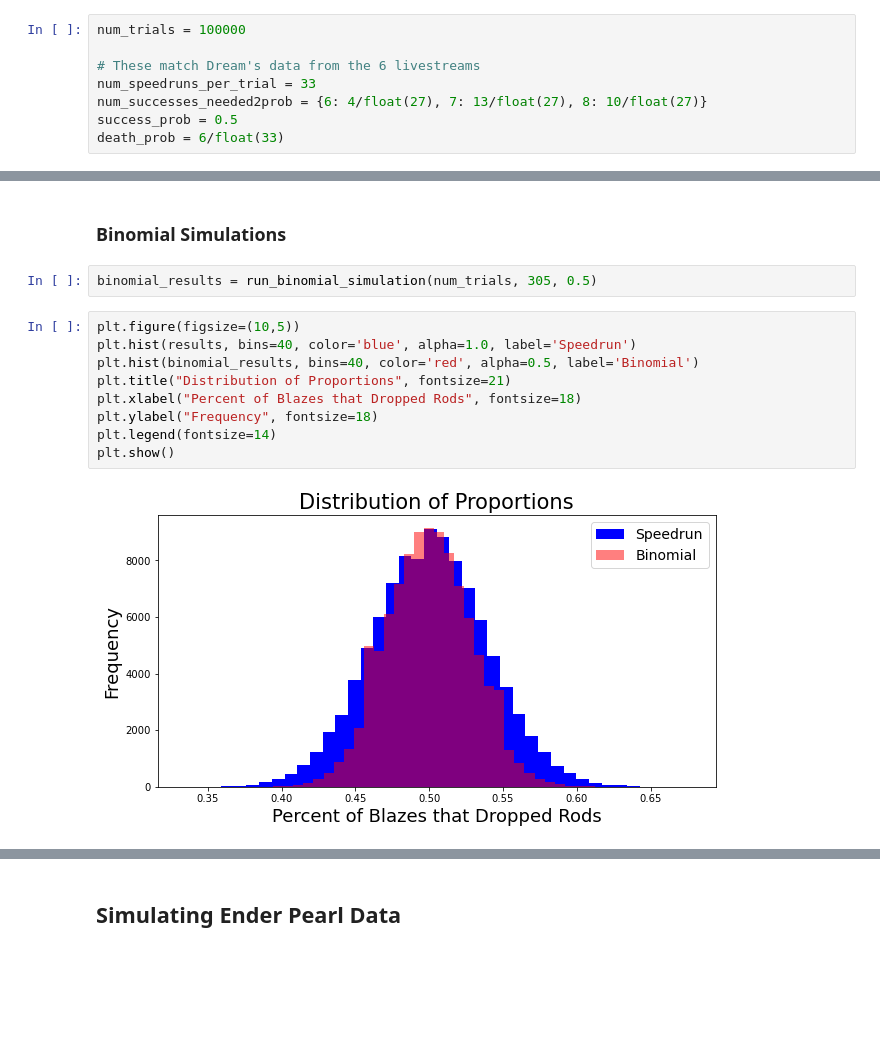
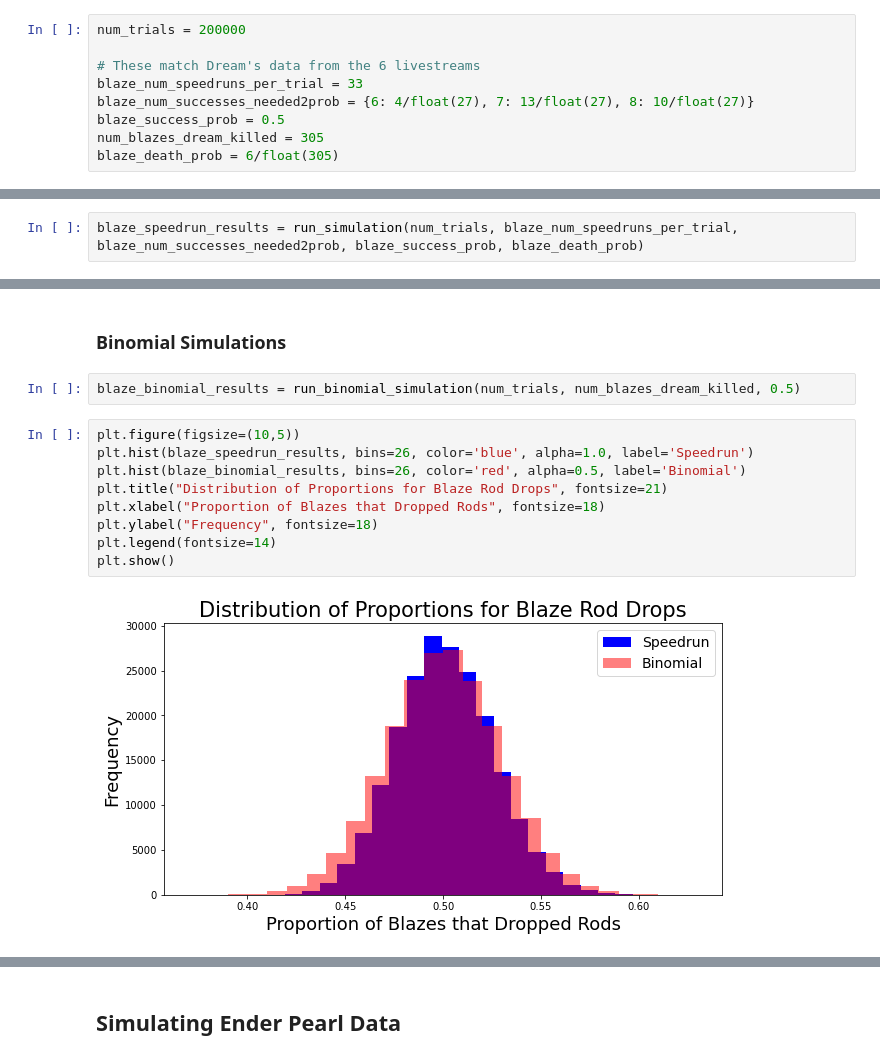
Before and after one commit to marcus-elia/speedrun-binomial-distribution, a Jupyter notebook: simulations.ipynb, the cells around one changed output, grey strips where cells are left out. Cells and saved outputs as stored; diff of their text form; blank space fills up the shorter version.

```diff
--- a/simulations.ipynb
+++ b/simulations.ipynb
@@ -131,10 +131,11 @@ def run_binomial_simulation(num_trials, num_events_per_trial, success_prob):
 # %% [markdown]
 ### Speedrun Simulations
 # %%
-num_trials = 100000
+num_trials = 200000
 
 # These match Dream's data from the 6 livestreams
-num_speedruns_per_trial = 33
-num_successes_needed2prob = {6: 4/float(27), 7: 13/float(27), 8: 10/float(27)}
-success_prob = 0.5
-death_prob = 6/float(33)
+blaze_num_speedruns_per_trial = 33
+blaze_num_successes_needed2prob = {6: 4/float(27), 7: 13/float(27), 8: 10/float(27)}
+blaze_success_prob = 0.5
+num_blazes_dream_killed = 305
+blaze_death_prob = 6/float(305)
@@ -143,2 +142,4 @@ results = run_simulation(num_trials, num_speedruns_per_trial, num_successes_need
+# %%
+blaze_speedrun_results = run_simulation(num_trials, blaze_num_speedruns_per_trial, blaze_num_successes_needed2prob, blaze_success_prob, blaze_death_prob)
 # %%
 plt.figure(figsize=(10,5))
@@ -165,16 +166,16 @@ df_describe.describe()
 # %% [markdown]
 ### Binomial Simulations
 # %%
-binomial_results = run_binomial_simulation(num_trials, 305, 0.5)
+blaze_binomial_results = run_binomial_simulation(num_trials, num_blazes_dream_killed, 0.5)
 # %%
 plt.figure(figsize=(10,5))
-plt.hist(results, bins=40, color='blue', alpha=1.0, label='Speedrun')
-plt.hist(binomial_results, bins=40, color='red', alpha=0.5, label='Binomial')
-plt.title("Distribution of Proportions", fontsize=21)
-plt.xlabel("Percent of Blazes that Dropped Rods", fontsize=18)
+plt.hist(blaze_speedrun_results, bins=26, color='blue', alpha=1.0, label='Speedrun')
+plt.hist(blaze_binomial_results, bins=26, color='red', alpha=0.5, label='Binomial')
+plt.title("Distribution of Proportions for Blaze Rod Drops", fontsize=21)
+plt.xlabel("Proportion of Blazes that Dropped Rods", fontsize=18)
 plt.ylabel("Frequency", fontsize=18)
 plt.legend(fontsize=14)
 plt.show()
 # %% [output]
-[figure, old version]
+[figure, new version]
 # %%
```
Also changed, not shown: parts of 10 cells of this notebook.
